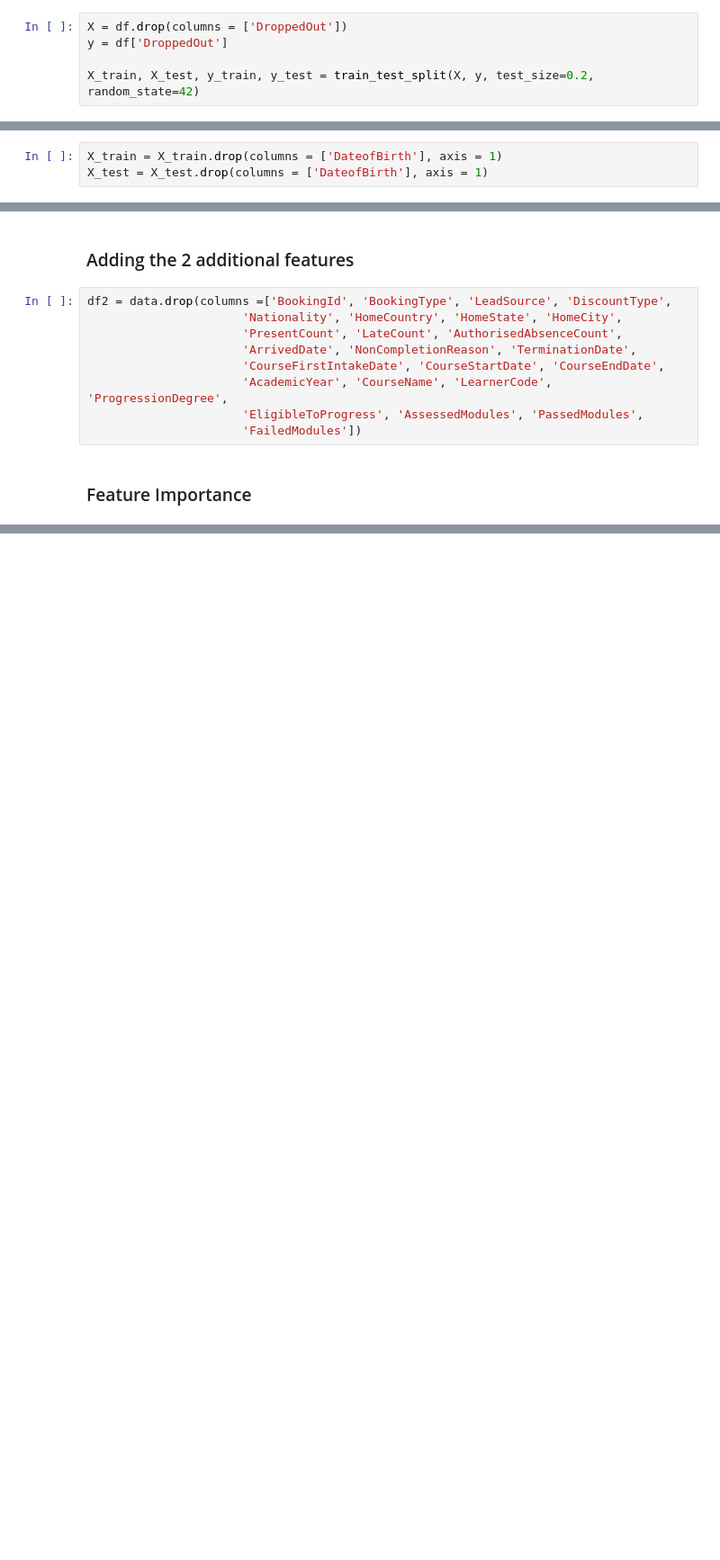
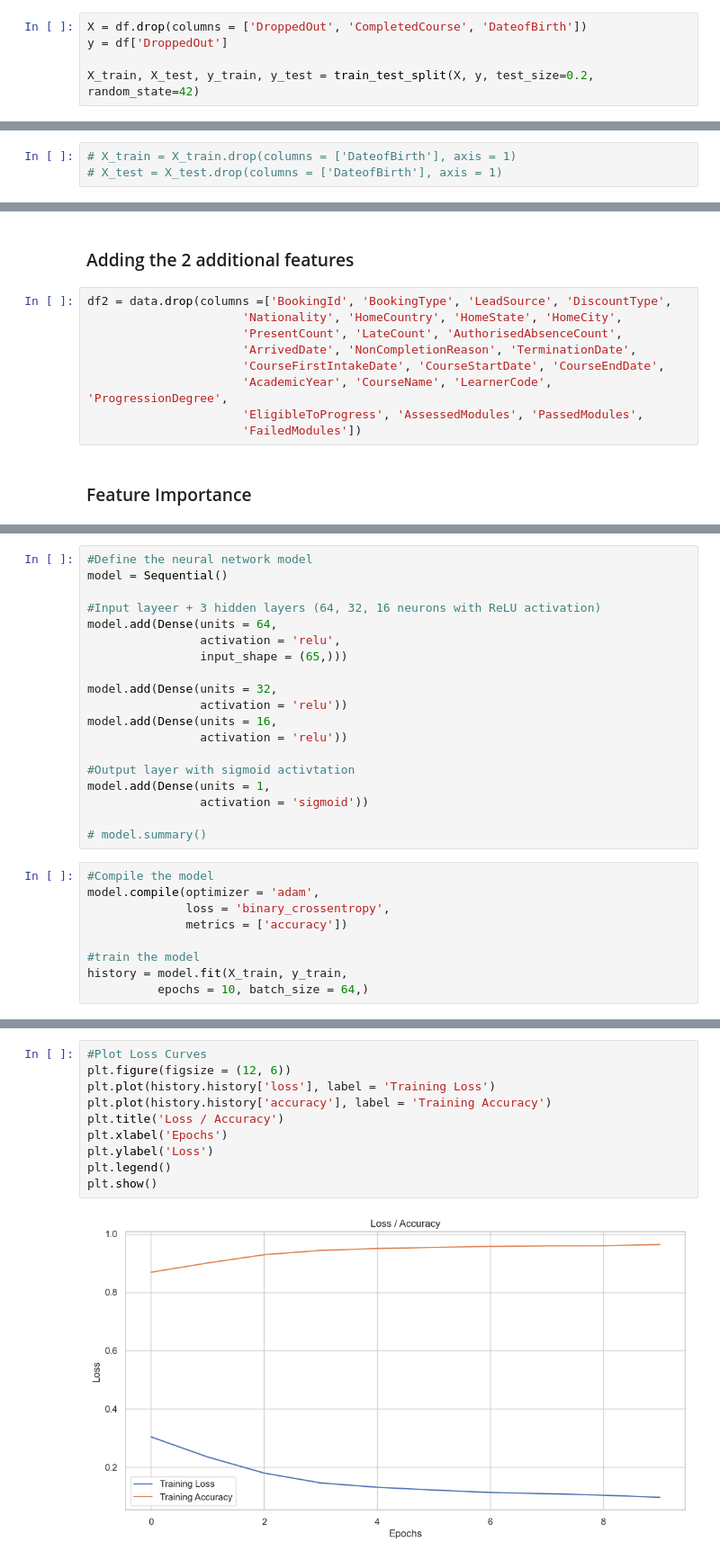
Before and after one commit to Ladozuki/CAM_DS-ML, a Jupyter notebook: CAM_DS-ML/Course2/Week6/Okusanya_Oladipupo_CAM_DS_C201_Mini_project_6_3.ipynb, the cells around one changed output, grey strips where cells are left out. Shown: that part at 90% size. Cells and saved outputs as stored; diff of their text form; blank space fills up the shorter version.

Commit message:
Training our model etc

```diff
--- a/CAM_DS-ML/Course2/Week6/Okusanya_Oladipupo_CAM_DS_C201_Mini_project_6_3.ipynb
+++ b/CAM_DS-ML/Course2/Week6/Okusanya_Oladipupo_CAM_DS_C201_Mini_project_6_3.ipynb
@@ -380,7 +363,7 @@ df.head()
 # %% [markdown]
 ### Splitting into training and testing
 # %%
-X = df.drop(columns = ['DroppedOut'])
+X = df.drop(columns = ['DroppedOut', 'CompletedCourse', 'DateofBirth'])
 y = df['DroppedOut']
 
 X_train, X_test, y_train, y_test = train_test_split(X, y, test_size=0.2, random_state=42)
@@ -387,5 +372,5 @@ X_train, X_test, y_train, y_test = train_test_split(X, y, test_size=0.2, random_
 # %% [markdown]
 ### Instatiating XGboost model
 # %%
-X_train = X_train.drop(columns = ['DateofBirth'], axis = 1)
-X_test = X_test.drop(columns = ['DateofBirth'], axis = 1)
+# X_train = X_train.drop(columns = ['DateofBirth'], axis = 1)
+# X_test = X_test.drop(columns = ['DateofBirth'], axis = 1)
@@ -497,0 +494,28 @@ df2 = data.drop(columns =['BookingId', 'BookingType', 'LeadSource', 'DiscountTyp
+# %%
+#Define the neural network model
+model = Sequential()
+
+#Input layeer + 3 hidden layers (64, 32, 16 neurons with ReLU activation)
+model.add(Dense(units = 64,
+                activation = 'relu',
+                input_shape = (65,)))
+
+model.add(Dense(units = 32,
+                activation = 'relu'))
+model.add(Dense(units = 16,
+                activation = 'relu'))
+
+#Output layer with sigmoid activtation
+model.add(Dense(units = 1,
+                activation = 'sigmoid'))
+
+# model.summary()
+# %%
+#Compile the model
+model.compile(optimizer = 'adam',
+              loss = 'binary_crossentropy',
+              metrics = ['accuracy'])
+
+#train the model
+history = model.fit(X_train, y_train,
+          epochs = 10, batch_size = 64,)
@@ -497,0 +543,12 @@ df2 = data.drop(columns =['BookingId', 'BookingType', 'LeadSource', 'DiscountTyp
+# %%
+#Plot Loss Curves
+plt.figure(figsize = (12, 6))
+plt.plot(history.history['loss'], label = 'Training Loss')
+plt.plot(history.history['accuracy'], label = 'Training Accuracy')
+plt.title('Loss / Accuracy')
+plt.xlabel('Epochs')
+plt.ylabel('Loss')
+plt.legend()
+plt.show()
+# %% [output]
+[figure, added]
```
Also changed, not shown: parts of 12 cells of this notebook.
